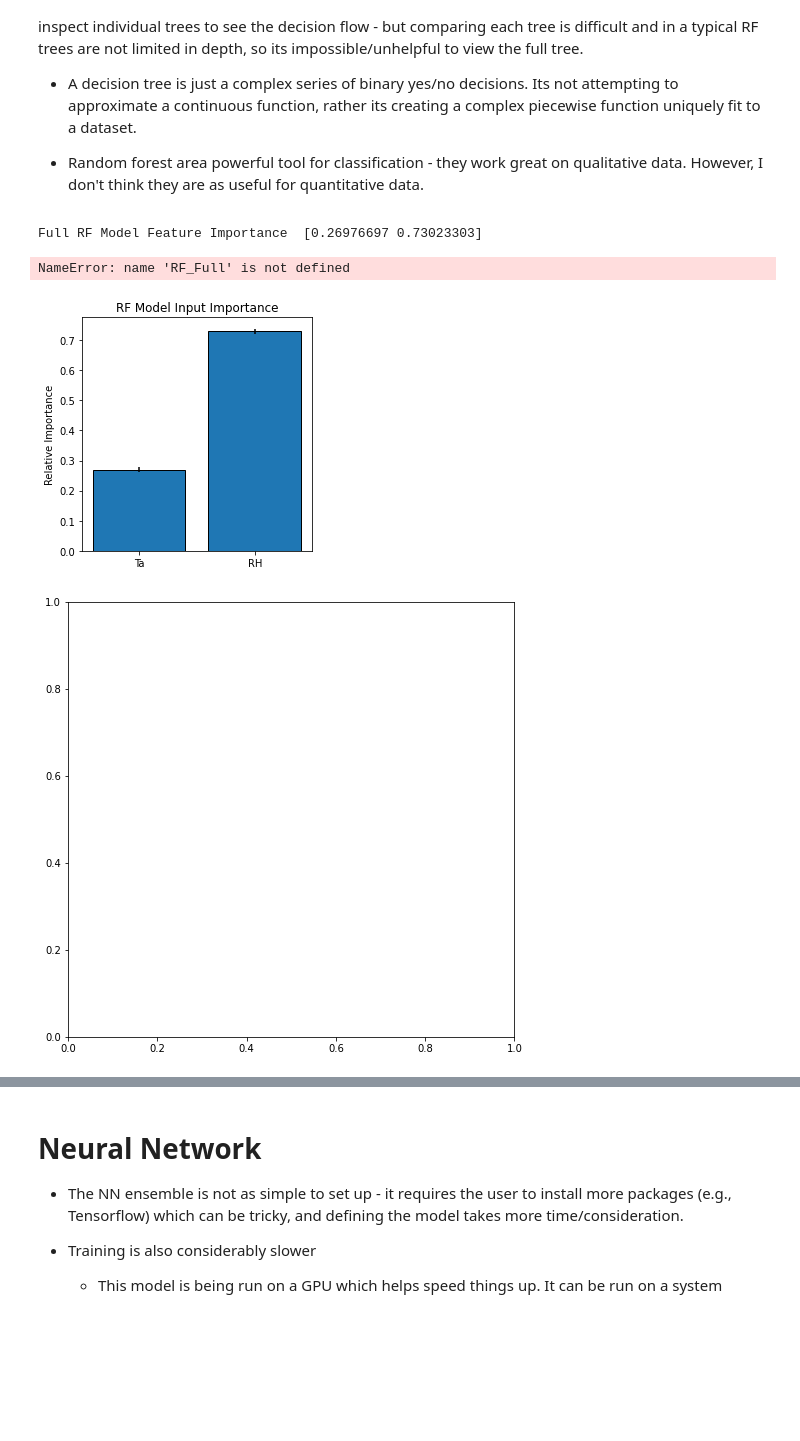
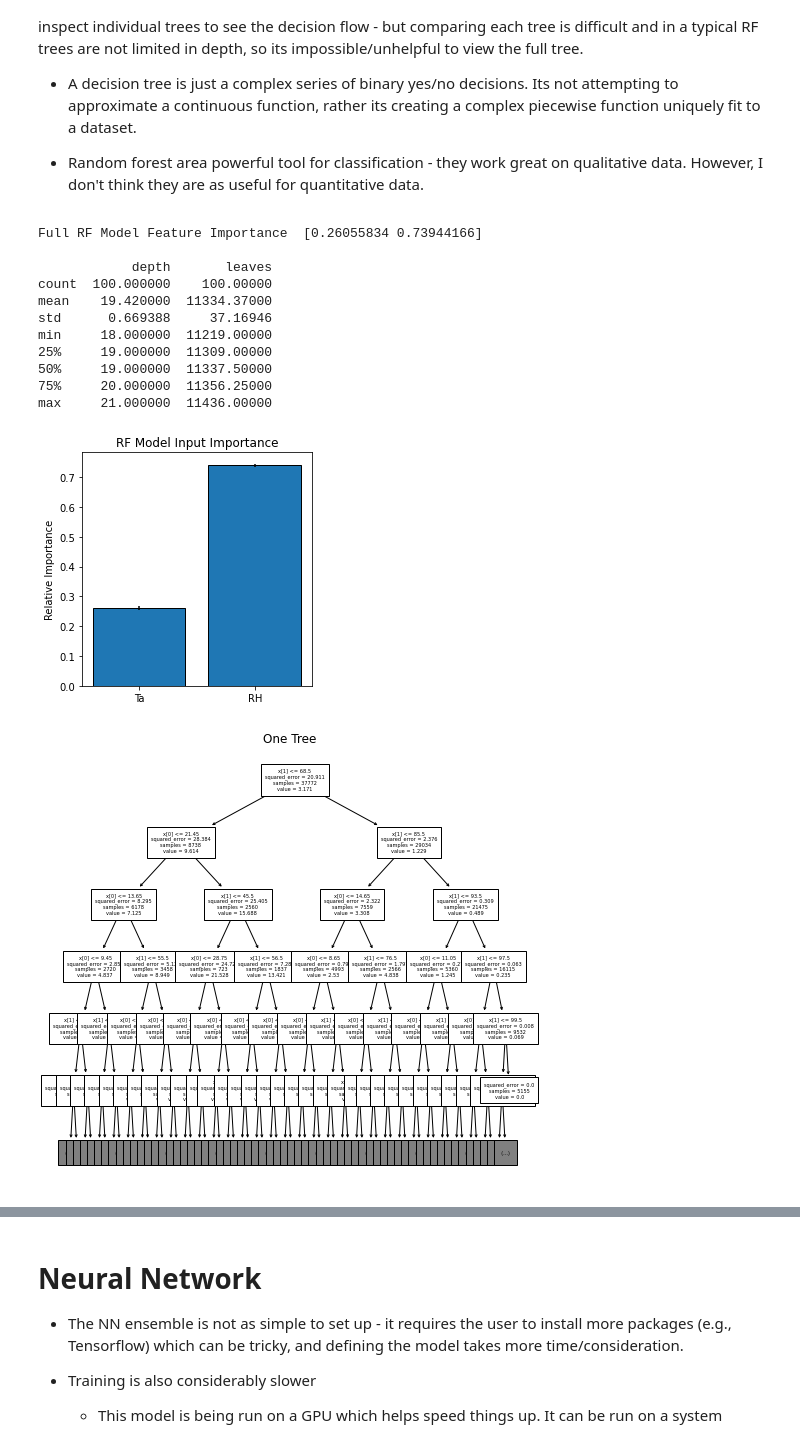
Before and after one commit to June-Skeeter/ML_Scripts, a Jupyter notebook: NN_v_RF_example.ipynb, the cells around one changed output, grey strips where cells are left out. Drawn from its saved outputs; the diff is of its cells as text; code cells hidden in the pictures; blank space fills up the shorter version.

```diff
--- a/NN_v_RF_example.ipynb
+++ b/NN_v_RF_example.ipynb
@@ -300,34 +300,59 @@ With RF models, we are limited what we can see from the model.  We can easily pl
 # %%
 from sklearn import tree
 
 print('Full RF Model Feature Importance ', RF_full.feature_importances_)
+print()
 
 # Get feature importance by tree in the forest
 feature_importance = []
+# Get a few other statistics
+tree_Stats = {
+    'depth':[],
+    'leaves':[],
+}
 for t in RF_full.estimators_:
     feature_importance.append(t.feature_importances_)
+    tree_Stats['depth'].append(t.get_depth())
+    tree_Stats['leaves'].append(t.get_n_leaves())
+
+tree_Stats = pd.DataFrame(data=tree_Stats)
+print(tree_Stats.describe())
+
 feature_importance = np.array(feature_importance)
 
 fig,ax=plt.subplots(figsize=(4,4))
 ax.bar(X_vars,feature_importance.mean(axis=0),
 yerr=feature_importance.std(axis=0)/(RF_full.n_estimators**.5),edgecolor='k')
 ax.set_ylabel('Relative Importance')
 ax.set_title('RF Model Input Importance')
 plt.tight_layout()
 
+# Plot first tree to depth of 5
 fig,ax = plt.subplots(1,figsize=(8,8))
 tree.plot_tree(RF_full.estimators_[0],max_depth=5,ax=ax,fontsize=5)
+ax.set_title('One Tree')
 plt.show()
 
+# Plot last four trees to depth of 2
 fig,ax = plt.subplots(2,2,figsize=(10,10))
 i = 0
 for AX in ax:
     for a in AX:
-        tree.plot_tree(RF_full.estimators_[i],max_depth=2,ax=a,fontsize=5)
+        tree.plot_tree(RF_full.estimators_[-i],max_depth=2,ax=a,fontsize=5)
         i += 1
+plt.suptitle('Four Trees')
 plt.show()
 # %% [output]
-Full RF Model Feature Importance  [0.26976697 0.73023303]
+Full RF Model Feature Importance  [0.26055834 0.73944166]
+
+            depth       leaves
+count  100.000000    100.00000
+mean    19.420000  11334.37000
+std      0.669388     37.16946
+min     18.000000  11219.00000
+25%     19.000000  11309.00000
+50%     19.000000  11337.50000
+75%     20.000000  11356.25000
+max     21.000000  11436.00000
-NameError: name 'RF_Full' is not defined
-[figure, old version]
+[figure, new version]
-[figure, old version]
+[figure, new version]
```
Also changed, not shown: parts of 5 cells of this notebook.
